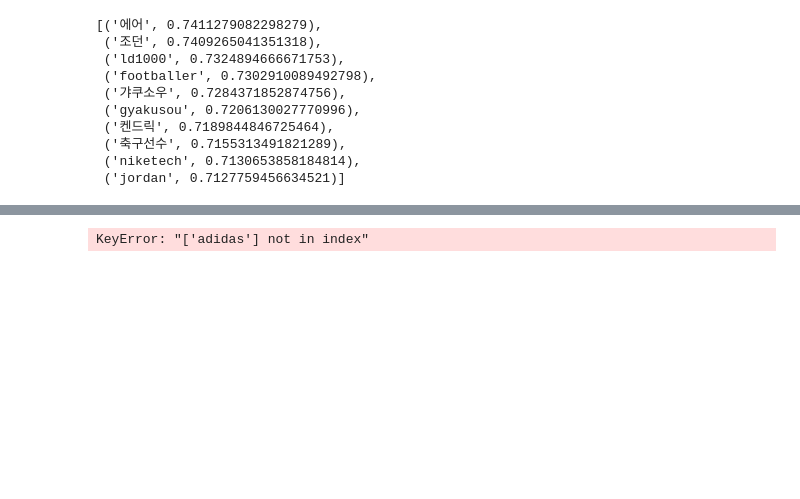
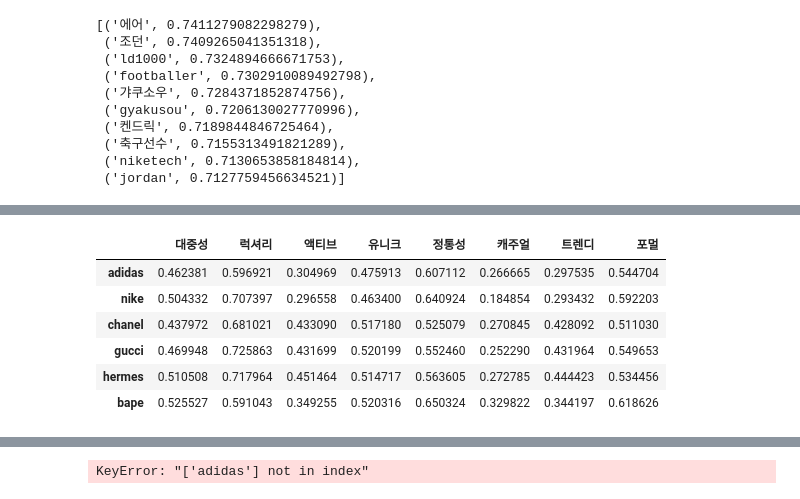
Before and after one commit to gem763/texcrapy, a Jupyter notebook: texcrapy5.ipynb, the cells around one changed output, grey strips where cells are left out. Saved outputs shown, nothing was run; the diff lists cells and outputs as text; code cells hidden in the pictures; blank space fills up the shorter version.

```diff
--- a/texcrapy5.ipynb
+++ b/texcrapy5.ipynb
@@ -517,0 +491,10 @@ KeyError: "word '머래요' not in vocabulary"
+# %%
+bid_norm.loc[['adidas','nike','chanel','gucci','hermes','bape']]
+# %% [output]
+|  | 대중성 | 럭셔리 | 액티브 | 유니크 | 정통성 | 캐주얼 | 트렌디 | 포멀 |
+| adidas | 0.462381 | 0.596921 | 0.304969 | 0.475913 | 0.607112 | 0.266665 | 0.297535 | 0.544704 |
+| nike | 0.504332 | 0.707397 | 0.296558 | 0.463400 | 0.640924 | 0.184854 | 0.293432 | 0.592203 |
+| chanel | 0.437972 | 0.681021 | 0.433090 | 0.517180 | 0.525079 | 0.270845 | 0.428092 | 0.511030 |
+| gucci | 0.469948 | 0.725863 | 0.431699 | 0.520199 | 0.552460 | 0.252290 | 0.431964 | 0.549653 |
+| hermes | 0.510508 | 0.717964 | 0.451464 | 0.514717 | 0.563605 | 0.272785 | 0.444423 | 0.534456 |
+| bape | 0.525527 | 0.591043 | 0.349255 | 0.520316 | 0.650324 | 0.329822 | 0.344197 | 0.618626 |
```
Also changed, not shown: parts of 56 cells of this notebook, 2 other files.
